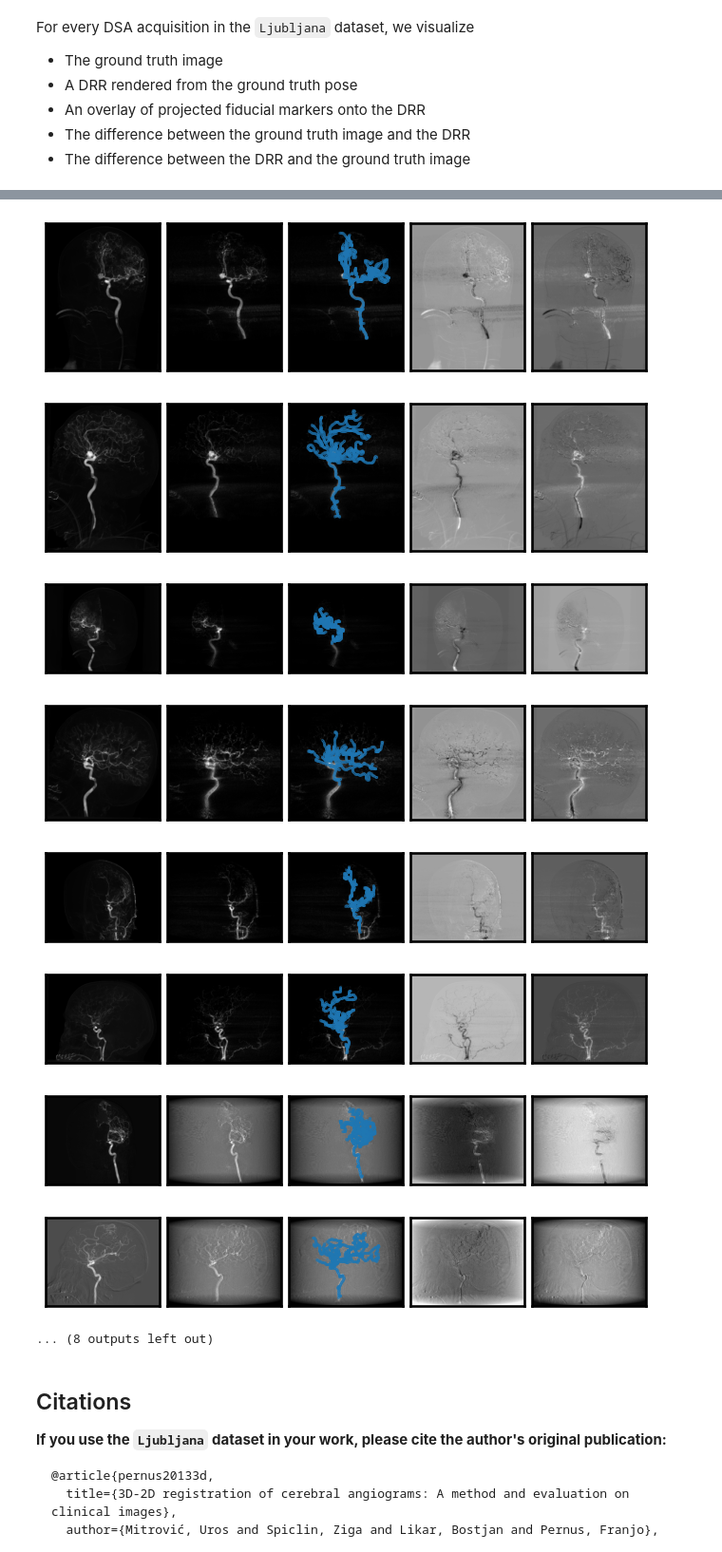
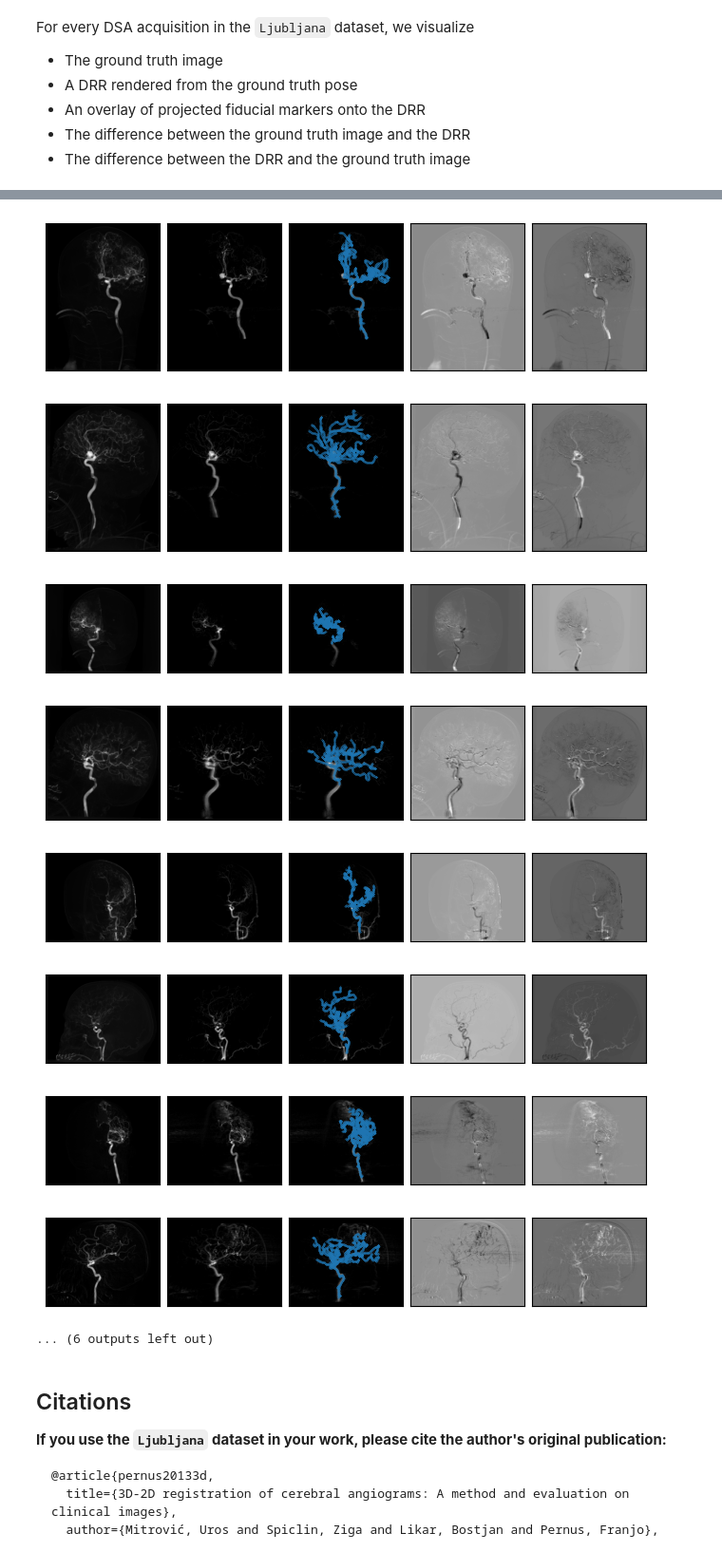
Before and after one commit to eigenvivek/DiffDRR-Datasets, a Jupyter notebook: notebooks/01_ljubljana.ipynb, the cells around one changed output, grey strips where cells are left out. Shown at 95% size. Cells and saved outputs as stored; diff of their text form; code cells hidden in the pictures.

```diff
--- a/notebooks/01_ljubljana.ipynb
+++ b/notebooks/01_ljubljana.ipynb
@@ -73,7 +73,9 @@ class LjubljanaDataset(torch.utils.data.Dataset):
         )
 
         if self.preprocess:
-            img += 1
+            img = img - img.mode().values.mode().values.item()  # Subtract background color
+            img = torch.clamp(img, -1, 0) + 1  # Restrict to [0, 1]
+            img += 1  # Convert to log-scale
             img = img.max().log() - img.log()
 
         pose = (
@@ -172,13 +174,13 @@ from torchvision.transforms import Compose, Lambda, Normalize, Resize
 
 
 class Transforms:
-    def __init__(self, height: int, width: int, eps: float = 1e-6):
+    def __init__(self, height: int, width: int, clamp: bool = False, linearize: bool = False, eps: float = 1e-6):
         """Standardize, resize, and normalize X-rays and DRRs before inputting to a deep learning model."""
         self.transforms = Compose(
             [
                 Lambda(lambda x: (x - x.min()) / (x.max() - x.min() + eps)),
                 Resize((height, width), antialias=True),
-                Normalize(mean=0.0774, std=0.0569),
+                Normalize(mean=0.0306, std=0.0564),
             ]
         )
 
@@ -247,7 +249,7 @@ for id_number in range(1, 11):
             delx,
             width,
             dely,
-            -x0,
+            x0,
             y0,
             reverse_x_axis=False,
         )
@@ -268,12 +270,12 @@ for id_number in range(1, 11):
-[figure, old version]
+[figure, new version]
-[figure, old version]
+[figure, new version]
-[figure, old version]
+[figure, new version]
-[figure, old version]
+[figure, new version]
-[figure, old version]
+[figure, new version]
-[figure, old version]
+[figure, new version]
-[figure, old version]
+[figure, new version]
-[figure, old version]
+[figure, new version]
-... (8 outputs left out)
+... (6 outputs left out)
 # %% [markdown]
 ## Citations
 
```
Also changed, not shown: parts of 3 cells of this notebook, 1 other file.
